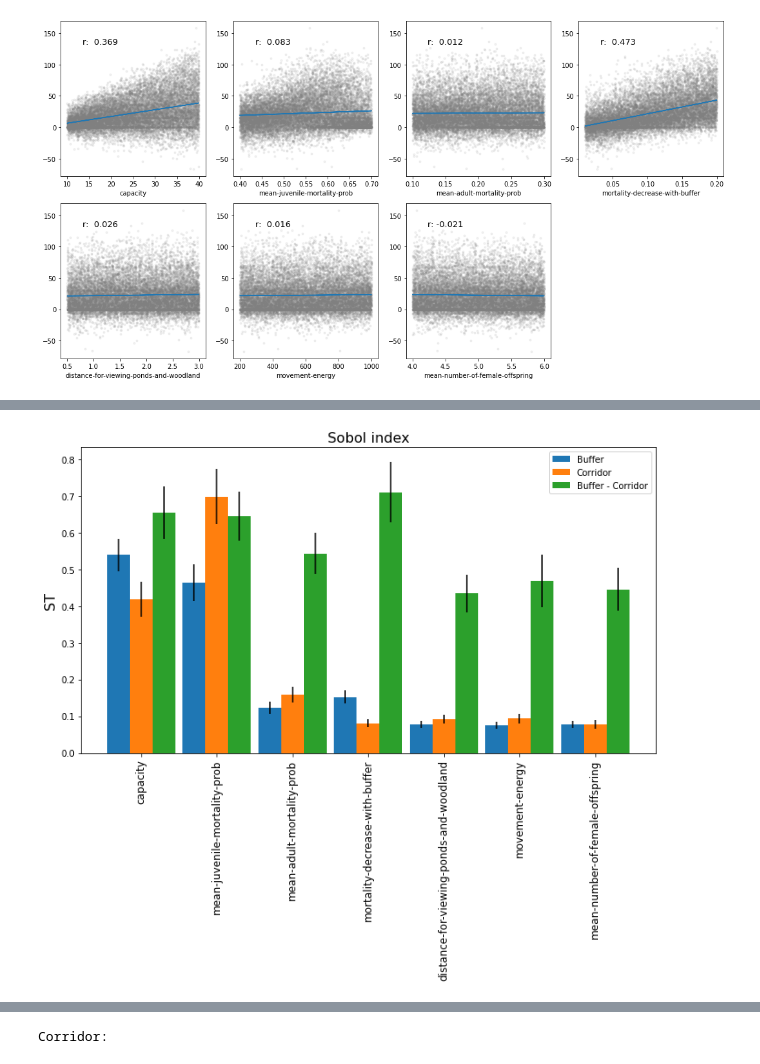
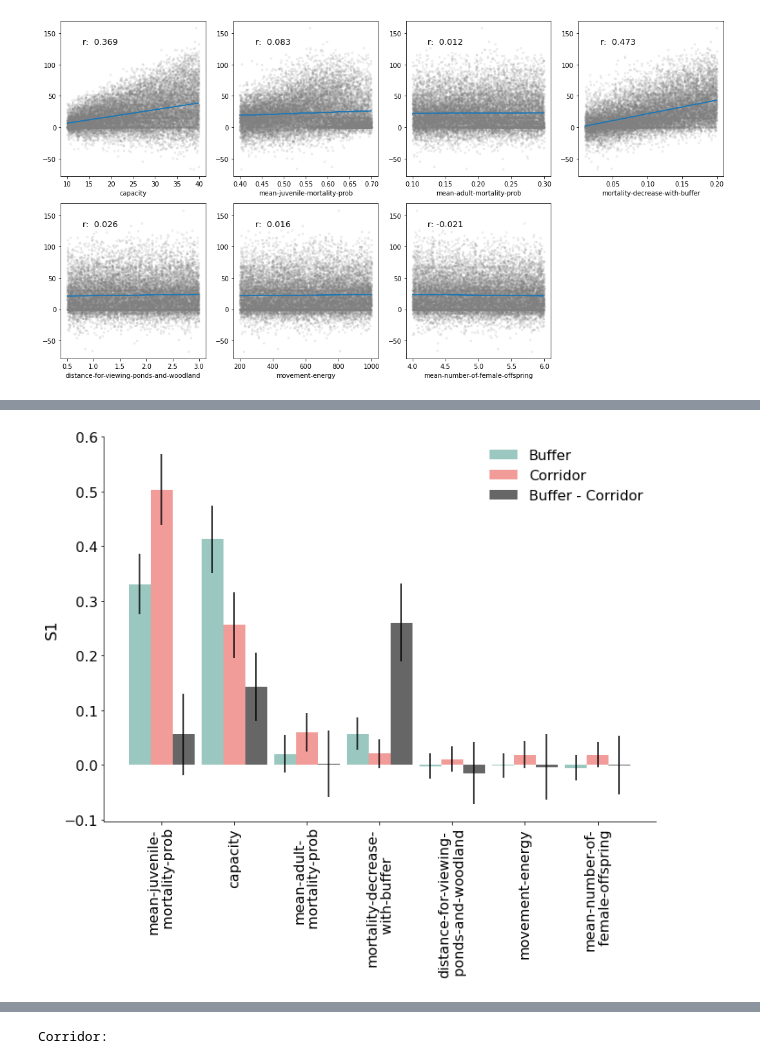
Before and after one commit to FelixNoessler/Buffers-or-corridors-for-great-crested-newts, a Jupyter notebook: model analysis/sensitivity_analysis/16384runs_7parameter/scripts/sensitivity.ipynb, the cells around one changed output, grey strips where cells are left out. Saved outputs shown, nothing was run; the diff lists cells and outputs as text; code cells hidden in the pictures.

Commit message:
analyse results

```diff
--- a/model analysis/sensitivity_analysis/16384runs_7parameter/scripts/sensitivity.ipynb
+++ b/model analysis/sensitivity_analysis/16384runs_7parameter/scripts/sensitivity.ipynb
@@ -5,6 +5,11 @@ import matplotlib.pyplot as plt
 import seaborn as sns
 import scipy
 from SALib.analyze import sobol
+
+# to remove spines at the top and right
+import matplotlib as mpl
+mpl.rcParams['axes.spines.right'] = False
+mpl.rcParams['axes.spines.top'] = False
 # %%
 results = pd.read_csv('../data/concat_data.csv', index_col=0)
 results['diff'] = results['newts_buffer'] - results['newts_corridor']
@@ -128,25 +147,52 @@ plt.savefig(f'../results/corr_{scenario}.png')
 # %%
+index_name, conf_name = 'S1', 'S1_conf' #'ST', 'ST_conf'
+
 y = results['newts_buffer'].values
 Si_buffer = sobol.analyze(problem, y, calc_second_order=True, print_to_console=False)
-buffer_df = pd.DataFrame({k:Si_buffer[k] for k in ['ST','ST_conf']},index=problem['names'])
+buffer_df = pd.DataFrame({k:Si_buffer[k] for k in [index_name,conf_name]},index=problem['names'])
 
 y = results['newts_corridor'].values
 Si_corridor = sobol.analyze(problem, y, calc_second_order=True, print_to_console=False)
-corridor_df = pd.DataFrame({k:Si_corridor[k] for k in ['ST','ST_conf']},index=problem['names'])
+corridor_df = pd.DataFrame({k:Si_corridor[k] for k in [index_name,conf_name]},index=problem['names'])
 
 y = results['diff'].values
 Si_diff = sobol.analyze(problem, y, calc_second_order=True, print_to_console=False)
-diff_df = pd.DataFrame({k:Si_diff[k] for k in ['ST','ST_conf']},index=problem['names'])
+diff_df = pd.DataFrame({k:Si_diff[k] for k in [index_name,conf_name]},index=problem['names'])
 # %%
+
+sorting_index = np.array([1,0,2,3,4,5,6])
+labels = ['mean-juvenile-\n mortality-prob',
+          'capacity',
+         'mean-adult-\n mortality-prob',
+         'mortality-decrease-\n with-buffer',
+         'distance-for-viewing-\n ponds-and-woodland',
+         'movement-energy',
+         'mean-number-of-\n female-offspring']
+
 plt.figure(figsize=(10,9))
-plt.bar(np.arange(1,8)-0.3, buffer_df['ST'], yerr=buffer_df['ST_conf'], width=0.3, label='Buffer')
-plt.bar(np.arange(1,8), corridor_df['ST'], yerr=corridor_df['ST_conf'], width=0.3, label='Corridor')
-plt.bar(np.arange(1,8)+0.3, diff_df['ST'], yerr=diff_df['ST_conf'], width=0.3, label='Buffer - Corridor')
-plt.xticks(np.arange(1,8), buffer_df.index, rotation=90, size=12)
-plt.title('Sobol index', size=16)
-plt.ylabel('ST', size=16)
-plt.legend()
+
+plt.bar(np.arange(1,8)-0.3, buffer_df[index_name][sorting_index],
+        yerr=buffer_df[conf_name][sorting_index],
+        width=0.3, color='#9AC7BF', label='Buffer')
+
+plt.bar(np.arange(1,8), corridor_df[index_name][sorting_index],
+        yerr=corridor_df[conf_name][sorting_index],
+        width=0.3, color='#F19C99', label='Corridor')
+
+plt.bar(np.arange(1,8)+0.3, diff_df[index_name][sorting_index],
+        yerr=diff_df[conf_name][sorting_index],
+        width=0.3, color='#666666', label='Buffer - Corridor')
+
+
+plt.xticks(np.arange(1,8), labels, rotation=90, size=16)
+plt.yticks(size=16)
+
+#plt.title('Sobol index', size=16)
+plt.ylabel(index_name, size=18)
+plt.legend(prop={"size":16}, frameon=False)
 plt.tight_layout()
-plt.savefig('../results/sobol.svg');
+
+
+plt.savefig('../results/sobol.png', dpi=400);
 # %% [output]
-[figure, old version]
+[figure, new version]
```
Also changed, not shown: parts of 2 cells of this notebook, 19 other files.
